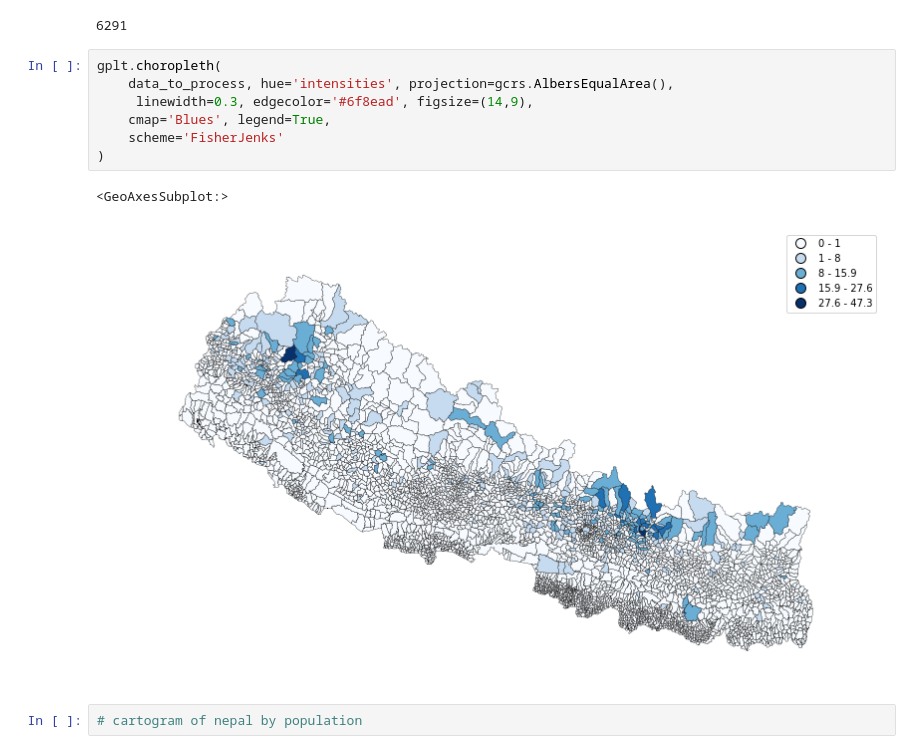
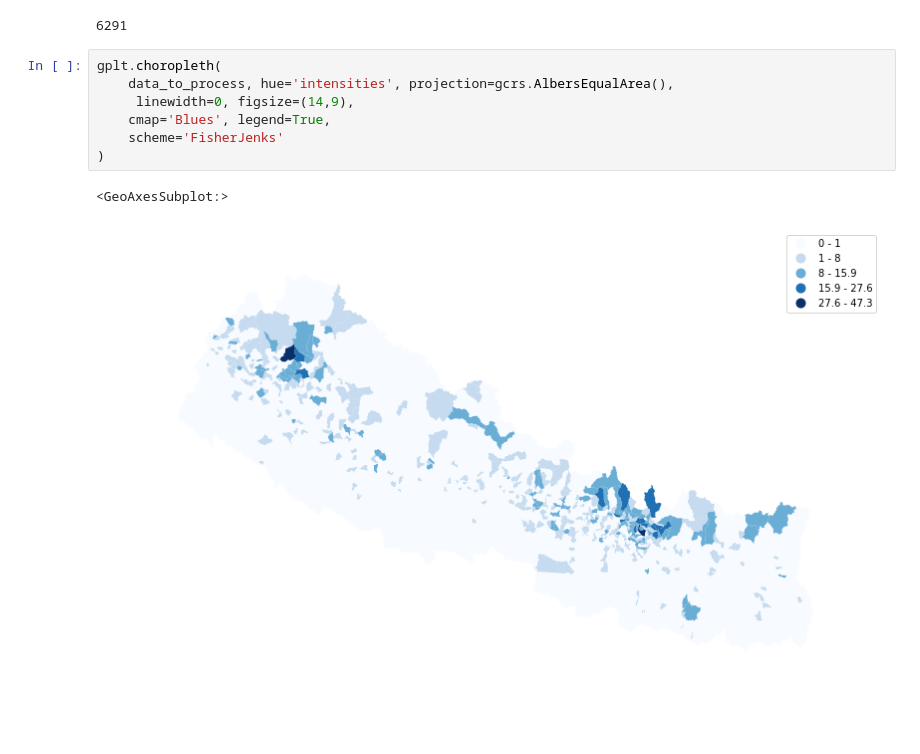
Before and after one commit to pratikluitel/AdventuresInGeoData, a Jupyter notebook: notebooks/test.ipynb, the cells around one changed output. Drawn from its saved outputs; the diff is of its cells as text; blank space fills up the shorter version.

```diff
--- a/notebooks/test.ipynb
+++ b/notebooks/test.ipynb
@@ -53,12 +53,10 @@ data_to_process['intensities'] = eqs_intensity
 # %%
 gplt.choropleth(
     data_to_process, hue='intensities', projection=gcrs.AlbersEqualArea(),
-     linewidth=0.3, edgecolor='#6f8ead', figsize=(14,9),
+     linewidth=0, figsize=(14,9),
     cmap='Blues', legend=True,
     scheme='FisherJenks'
 )
 # %% [output]
 <GeoAxesSubplot:>
-[figure, old version]
+[figure, new version]
-# %%
-# cartogram of nepal by population
```
Also changed, not shown: parts of 1 cell of this notebook, 3 other files.
